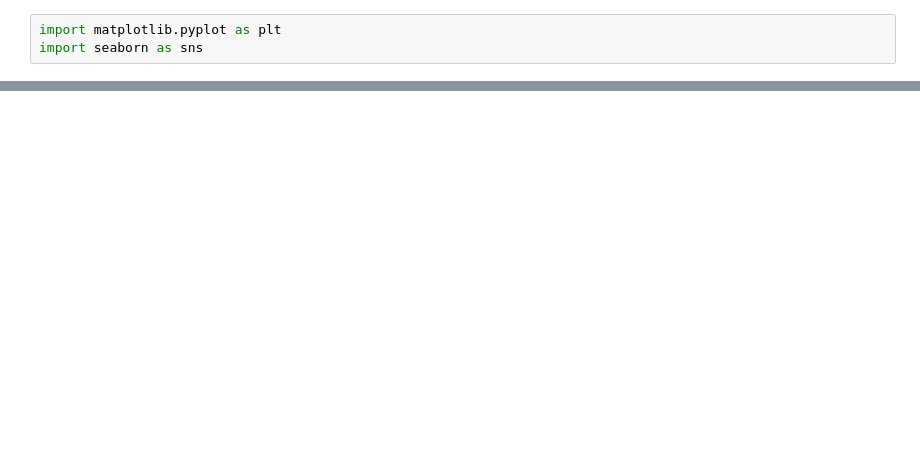
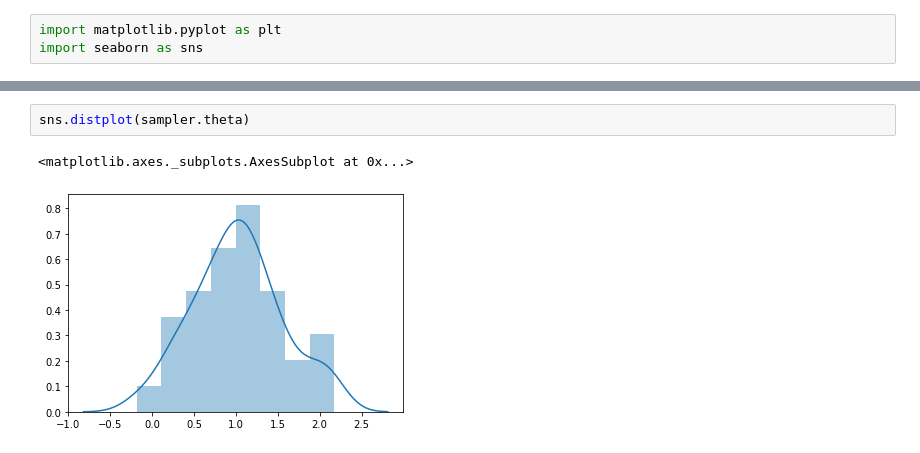
Before and after one commit to clementcome/BayesianSDE, a Jupyter notebook: main.ipynb, the cells around one changed output, grey strips where cells are left out. Cells and saved outputs as stored; diff of their text form; blank space fills up the shorter version.

```diff
--- a/main.ipynb
+++ b/main.ipynb
@@ -155,3 +115,8 @@ array([-0.20363301,  1.        ,  1.        ,  1.        ,  1.        ,
+# %%
+sns.distplot(sampler.theta)
+# %% [output]
+<matplotlib.axes._subplots.AxesSubplot at 0x...>
+[figure, added]
 # %%
 sampler.b2[1]
 # %% [output]
```
Also changed, not shown: parts of 24 cells of this notebook, 3 other files.
